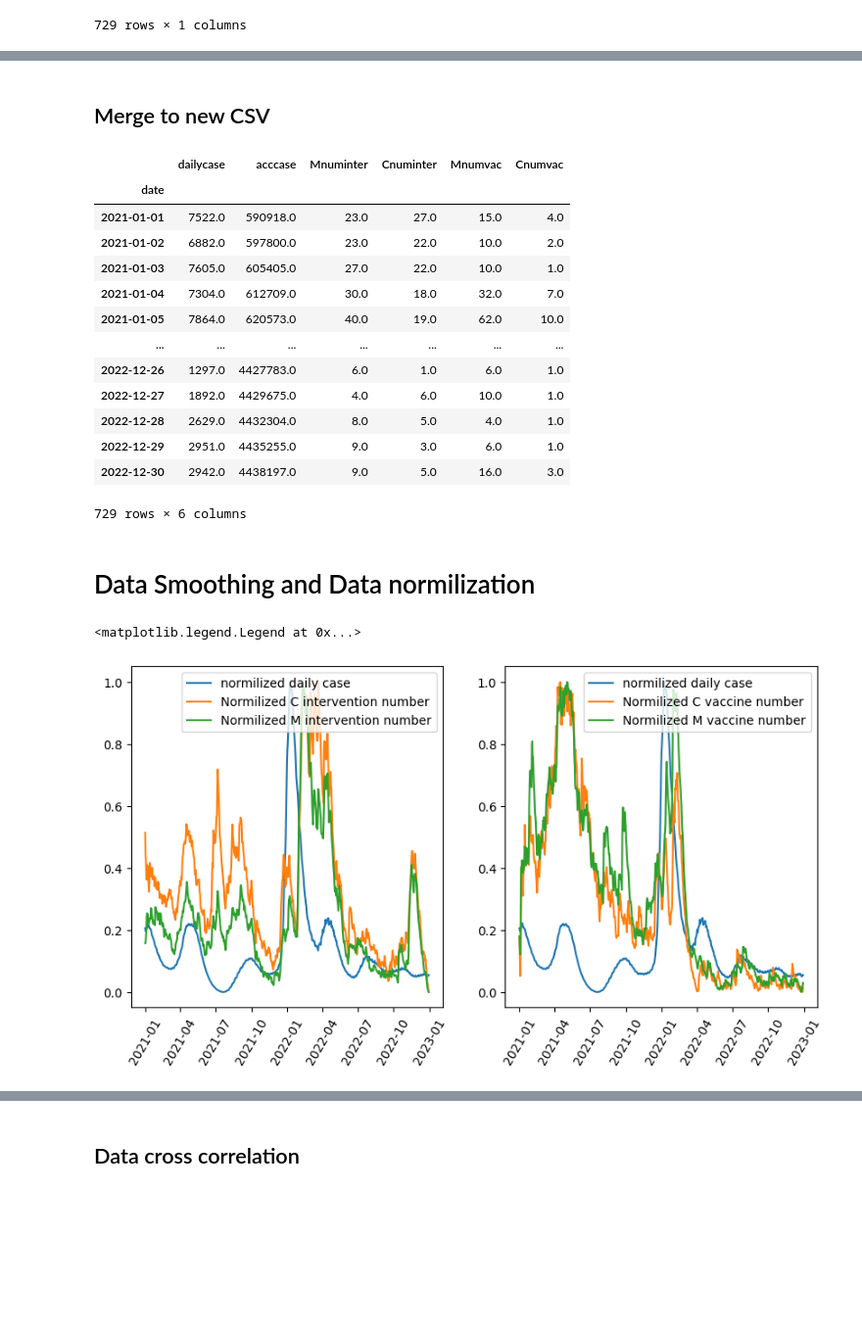
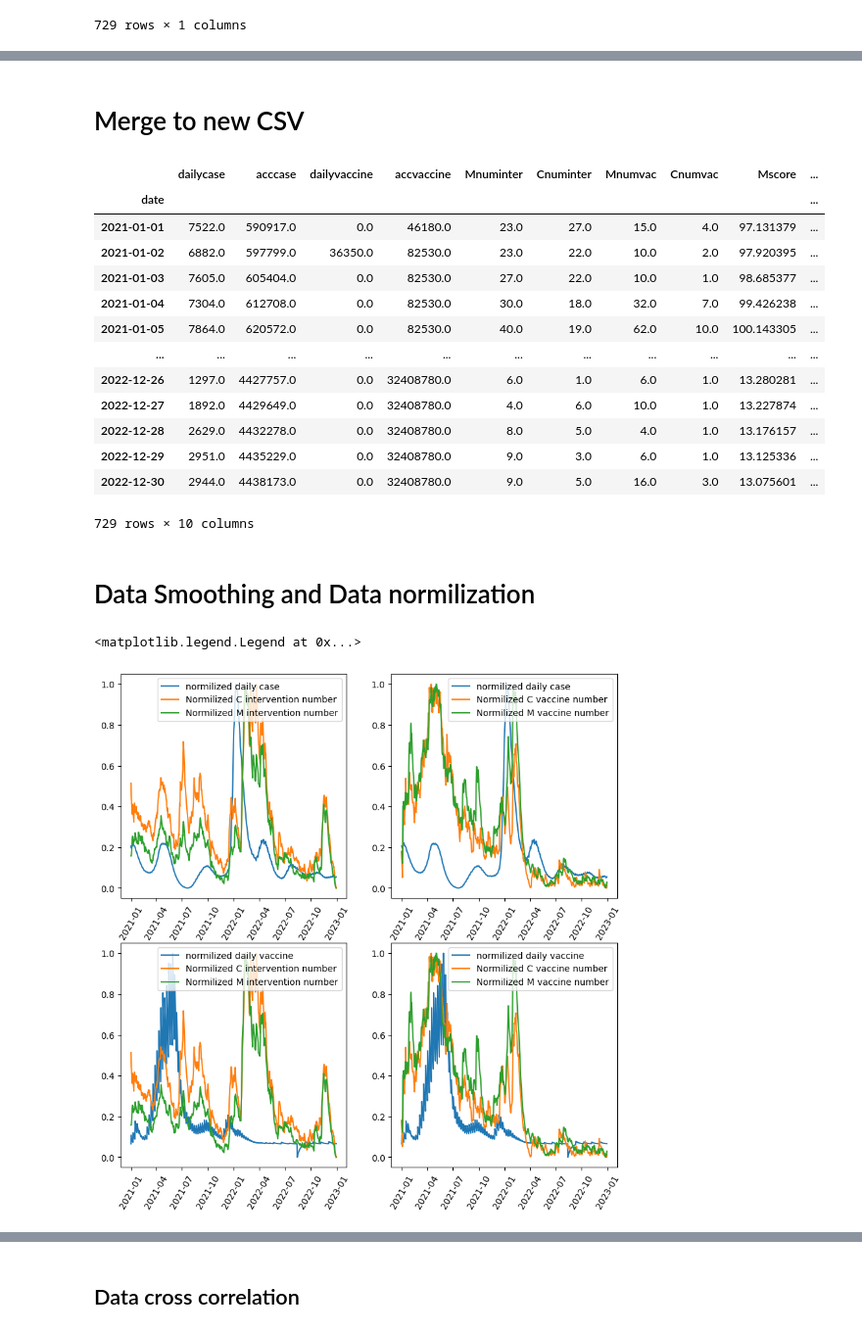
Before and after one commit to Song921012/CognitiveModel.jl, a Jupyter notebook: dataprocess.ipynb, the cells around one changed output, grey strips where cells are left out. Shown at 98% size. Drawn from its saved outputs; the diff is of its cells as text; code cells hidden in the pictures; blank space fills up the shorter version.

```diff
--- a/dataprocess.ipynb
+++ b/dataprocess.ipynb
@@ -113,0 +116,4 @@ Cnumbervac
+# %%
+impactdataurl="./data/smoothed_data.csv"
+impactdata=pd.read_csv(impactdataurl)
+impactdata
@@ -113,0 +136,6 @@ Cnumbervac
+# %%
+vaccinedataurl="./data/vaccine_administration_dose_1_can.csv"
+vaccinesourcedata=pd.read_csv(vaccinedataurl)
+vaccinesourcedata["date"]=pd.to_datetime(vaccinesourcedata["date"])
+vaccinesourcedata.index=vaccinesourcedata["date"]
+plt.plot(vaccinesourcedata.loc[:,"date"],vaccinesourcedata.loc[:,"value"])
@@ -114,30 +163,36 @@ Cnumbervac
+# %%
+dailyvaccine=vaccinesourcedata['2021-01-01':'2022-12-30']
 # %% [markdown]
-## Merge to new CSV
+# Merge to new CSV
 # %%
 data=pd.DataFrame()
 data.index=dailycase.index
 data["dailycase"]=pd.to_numeric(dailycase["value_daily"]).astype('float64')
 data["acccase"]=pd.to_numeric(dailycase["value"]).astype('float64')
+data["dailyvaccine"]=pd.to_numeric(dailyvaccine["value_daily"]).astype('float64')
+data["accvaccine"]=pd.to_numeric(dailyvaccine["value"]).astype('float64')
 data["Mnuminter"]=pd.to_numeric(numberbert_interventions1_M.values).astype('float64')
 data["Cnuminter"]=pd.to_numeric(numberbert_interventions1_C.values).astype('float64')
 data["Mnumvac"]=Mnumbervac["Mnumvac"]
 data["Cnumvac"]=Cnumbervac["Cnumvac"]
+data["Mscore"]=impactdata["M_Impact_Inter_Smoothed"].values
+data["Cscore"]=impactdata["C_Impact_Inter_Smoothed"].values
 data
 # %% [output]
-|  | dailycase | acccase | Mnuminter | Cnuminter | Mnumvac | Cnumvac |
-| date |  |  |  |  |  |  |
-| 2021-01-01 | 7522.0 | 590918.0 | 23.0 | 27.0 | 15.0 | 4.0 |
-| 2021-01-02 | 6882.0 | 597800.0 | 23.0 | 22.0 | 10.0 | 2.0 |
-| 2021-01-03 | 7605.0 | 605405.0 | 27.0 | 22.0 | 10.0 | 1.0 |
-| 2021-01-04 | 7304.0 | 612709.0 | 30.0 | 18.0 | 32.0 | 7.0 |
-| 2021-01-05 | 7864.0 | 620573.0 | 40.0 | 19.0 | 62.0 | 10.0 |
-| ... | ... | ... | ... | ... | ... | ... |
-| 2022-12-26 | 1297.0 | 4427783.0 | 6.0 | 1.0 | 6.0 | 1.0 |
-| 2022-12-27 | 1892.0 | 4429675.0 | 4.0 | 6.0 | 10.0 | 1.0 |
-| 2022-12-28 | 2629.0 | 4432304.0 | 8.0 | 5.0 | 4.0 | 1.0 |
-| 2022-12-29 | 2951.0 | 4435255.0 | 9.0 | 3.0 | 6.0 | 1.0 |
-| 2022-12-30 | 2942.0 | 4438197.0 | 9.0 | 5.0 | 16.0 | 3.0 |
+|  | dailycase | acccase | dailyvaccine | accvaccine | Mnuminter | Cnuminter | Mnumvac | Cnumvac | Mscore | ... |
+| date |  |  |  |  |  |  |  |  |  | ... |
+| 2021-01-01 | 7522.0 | 590917.0 | 0.0 | 46180.0 | 23.0 | 27.0 | 15.0 | 4.0 | 97.131379 | ... |
+| 2021-01-02 | 6882.0 | 597799.0 | 36350.0 | 82530.0 | 23.0 | 22.0 | 10.0 | 2.0 | 97.920395 | ... |
+| 2021-01-03 | 7605.0 | 605404.0 | 0.0 | 82530.0 | 27.0 | 22.0 | 10.0 | 1.0 | 98.685377 | ... |
+| 2021-01-04 | 7304.0 | 612708.0 | 0.0 | 82530.0 | 30.0 | 18.0 | 32.0 | 7.0 | 99.426238 | ... |
+| 2021-01-05 | 7864.0 | 620572.0 | 0.0 | 82530.0 | 40.0 | 19.0 | 62.0 | 10.0 | 100.143305 | ... |
+| ... | ... | ... | ... | ... | ... | ... | ... | ... | ... | ... |
+| 2022-12-26 | 1297.0 | 4427757.0 | 0.0 | 32408780.0 | 6.0 | 1.0 | 6.0 | 1.0 | 13.280281 | ... |
+| 2022-12-27 | 1892.0 | 4429649.0 | 0.0 | 32408780.0 | 4.0 | 6.0 | 10.0 | 1.0 | 13.227874 | ... |
+| 2022-12-28 | 2629.0 | 4432278.0 | 0.0 | 32408780.0 | 8.0 | 5.0 | 4.0 | 1.0 | 13.176157 | ... |
+| 2022-12-29 | 2951.0 | 4435229.0 | 0.0 | 32408780.0 | 9.0 | 3.0 | 6.0 | 1.0 | 13.125336 | ... |
+| 2022-12-30 | 2944.0 | 4438173.0 | 0.0 | 32408780.0 | 9.0 | 5.0 | 16.0 | 3.0 | 13.075601 | ... |
-729 rows × 6 columns
+729 rows × 10 columns
 # %% [markdown]
 # Data Smoothing and Data normilization
 # %%
@@ -162,34 +217,52 @@ def ewm_smoothing(df):
     # apply min-max scaling
     for column in df_norm.columns:
         df_norm[column] = df_norm[column].ewm(span=20).mean()
     return df_norm
 
 
 datasmoothing=ewm_smoothing(data)
 datanorm=min_max_scaling(datasmoothing)
 datanorm.to_csv("./output/datanorm.csv")
 datasmoothing.to_csv("./output/datasmoothing.csv")
 data.to_csv("./output/data.csv")
 
-plt.figure(figsize=(10,5))
-plt.subplot(1,2,1)
+plt.figure(figsize=(10,10))
+plt.subplot(2,2,1)
 plt.plot(datanorm["dailycase"], label="normilized daily case")
 plt.plot(datanorm["Cnuminter"], label="Normilized C intervention number")
 plt.plot(datanorm["Mnuminter"], label="Normilized M intervention number")
 #plt.plot(datanorm["Cnumvac"], label="Normilized C vaccine number")
 #plt.plot(datanorm["Mnumvac"], label="Normilized M vaccine number")
 #plt.plot(casedataontario["SummaryDate"][1:],dailycases,label="Case data")
 plt.xticks(rotation=60)
 plt.legend()
-plt.subplot(1,2,2)
+plt.subplot(2,2,2)
 plt.plot(datanorm["dailycase"], label="normilized daily case")
 #plt.plot(datanorm["Cnuminter"], label="Normilized C intervention number")
 #plt.plot(datanorm["Mnuminter"], label="Normilized M intervention number")
 plt.plot(datanorm["Cnumvac"], label="Normilized C vaccine number")
 plt.plot(datanorm["Mnumvac"], label="Normilized M vaccine number")
 #plt.plot(casedataontario["SummaryDate"][1:],dailycases,label="Case data")
 plt.xticks(rotation=60)
 plt.legend()
+plt.subplot(2,2,3)
+plt.plot(datanorm["dailyvaccine"], label="normilized daily vaccine")
+plt.plot(datanorm["Cnuminter"], label="Normilized C intervention number")
+plt.plot(datanorm["Mnuminter"], label="Normilized M intervention number")
+#plt.plot(datanorm["Cnumvac"], label="Normilized C vaccine number")
+#plt.plot(datanorm["Mnumvac"], label="Normilized M vaccine number")
+#plt.plot(casedataontario["SummaryDate"][1:],dailycases,label="Case data")
+plt.xticks(rotation=60)
+plt.legend()
+plt.subplot(2,2,4)
+plt.plot(datanorm["dailyvaccine"], label="normilized daily vaccine")
+#plt.plot(datanorm["Cnuminter"], label="Normilized C intervention number")
+#plt.plot(datanorm["Mnuminter"], label="Normilized M intervention number")
+plt.plot(datanorm["Cnumvac"], label="Normilized C vaccine number")
+plt.plot(datanorm["Mnumvac"], label="Normilized M vaccine number")
+#plt.plot(casedataontario["SummaryDate"][1:],dailycases,label="Case data")
+plt.xticks(rotation=60)
+plt.legend()
 # %% [output]
 <matplotlib.legend.Legend at 0x...>
-[figure, old version]
+[figure, new version]
```
Also changed, not shown: parts of 9 cells of this notebook, 14 other files.
